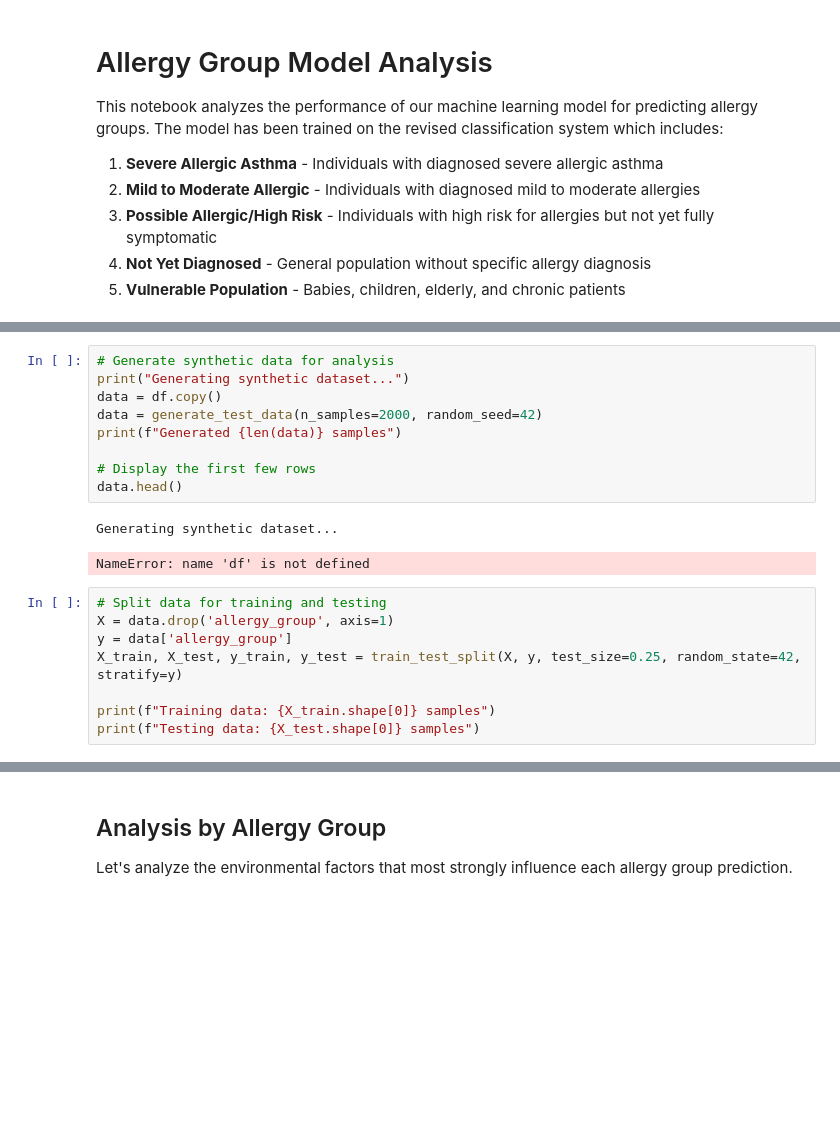
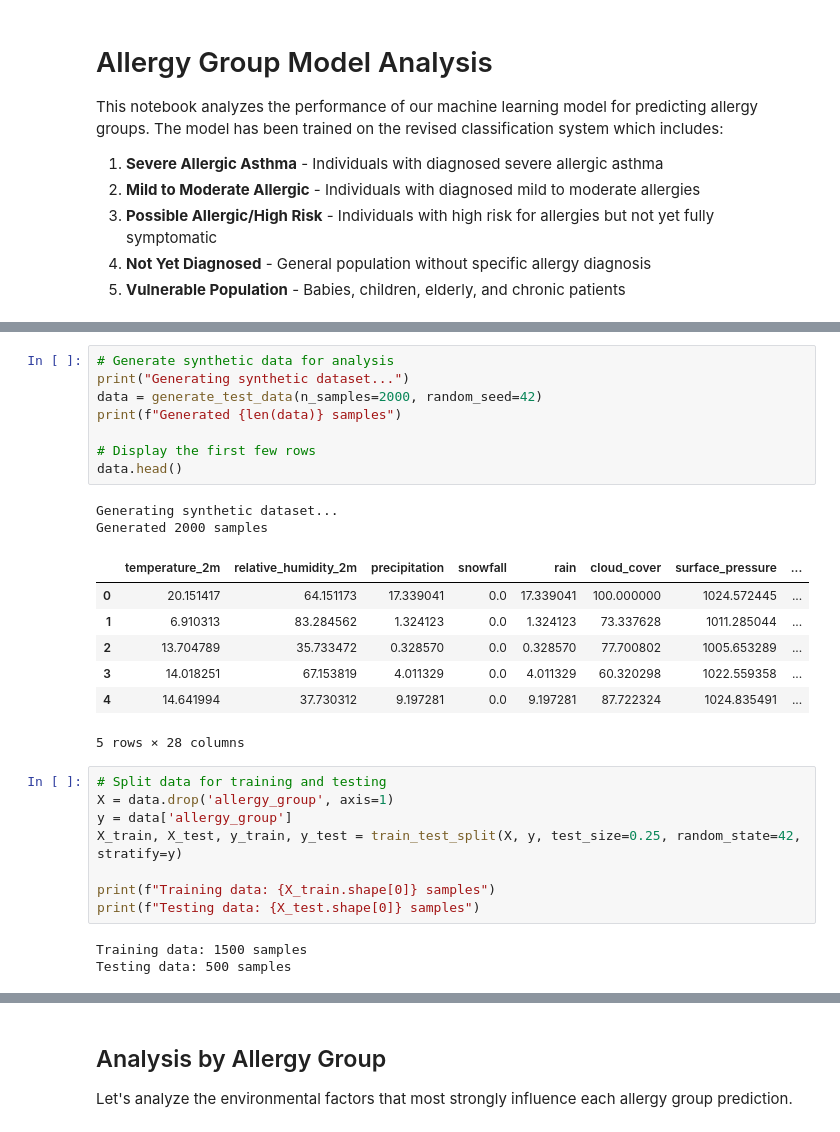
Before and after one commit to eduymaz/aller-mind, a Jupyter notebook: dataset/model_analysis.ipynb, the cells around one changed output, grey strips where cells are left out. Saved outputs shown, nothing was run; the diff lists cells and outputs as text; blank space fills up the shorter version.

```diff
--- a/dataset/model_analysis.ipynb
+++ b/dataset/model_analysis.ipynb
@@ -323,15 +325,21 @@ Using the imported generate_test_data function
 # %%
 # Generate synthetic data for analysis
 print("Generating synthetic dataset...")
-data = df.copy()
 data = generate_test_data(n_samples=2000, random_seed=42)
 print(f"Generated {len(data)} samples")
 
 # Display the first few rows
 data.head()
 # %% [output]
 Generating synthetic dataset...
+Generated 2000 samples
+|  | temperature_2m | relative_humidity_2m | precipitation | snowfall | rain | cloud_cover | surface_pressure | ... |
+| 0 | 20.151417 | 64.151173 | 17.339041 | 0.0 | 17.339041 | 100.000000 | 1024.572445 | ... |
+| 1 | 6.910313 | 83.284562 | 1.324123 | 0.0 | 1.324123 | 73.337628 | 1011.285044 | ... |
+| 2 | 13.704789 | 35.733472 | 0.328570 | 0.0 | 0.328570 | 77.700802 | 1005.653289 | ... |
+| 3 | 14.018251 | 67.153819 | 4.011329 | 0.0 | 4.011329 | 60.320298 | 1022.559358 | ... |
+| 4 | 14.641994 | 37.730312 | 9.197281 | 0.0 | 9.197281 | 87.722324 | 1024.835491 | ... |
-NameError: name 'df' is not defined
+5 rows × 28 columns
 # %%
 # Split data for training and testing
 X = data.drop('allergy_group', axis=1)
@@ -340,6 +348,9 @@ X_train, X_test, y_train, y_test = train_test_split(X, y, test_size=0.25, random
 
 print(f"Training data: {X_train.shape[0]} samples")
 print(f"Testing data: {X_test.shape[0]} samples")
+# %% [output]
+Training data: 1500 samples
+Testing data: 500 samples
 # %%
 # Train a model on the synthetic data
 model = AllergyModel(model_dir='../../GENERATE/ML/model/test_models')
```
Also changed, not shown: parts of 9 cells of this notebook.
